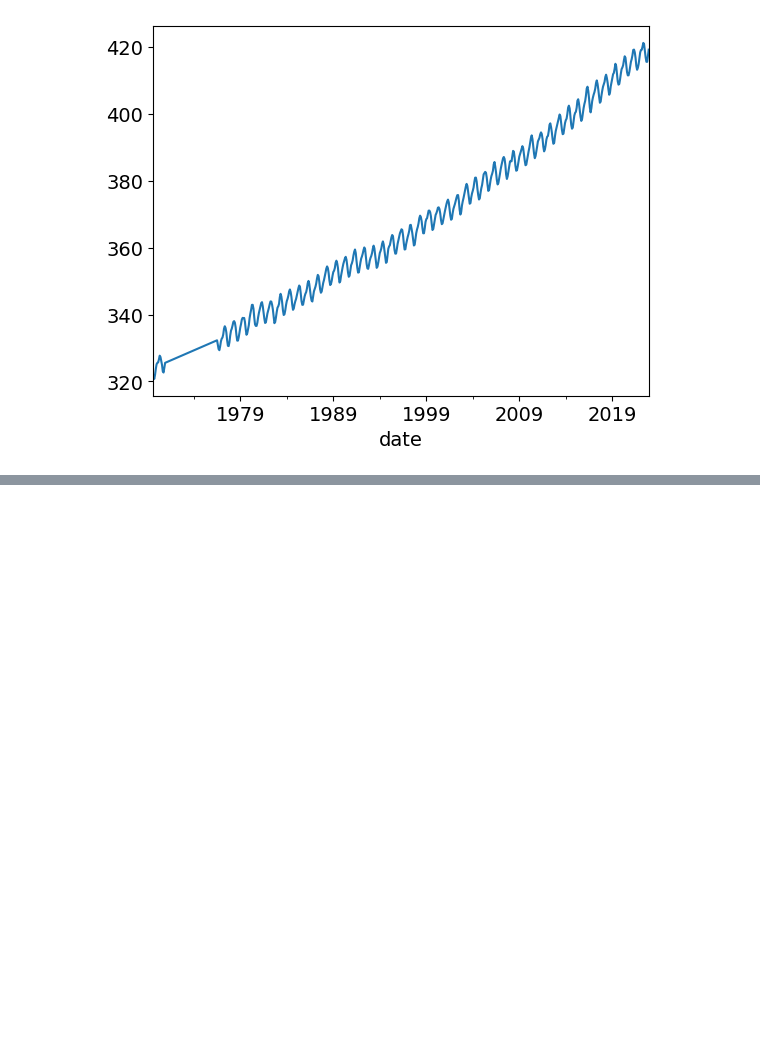
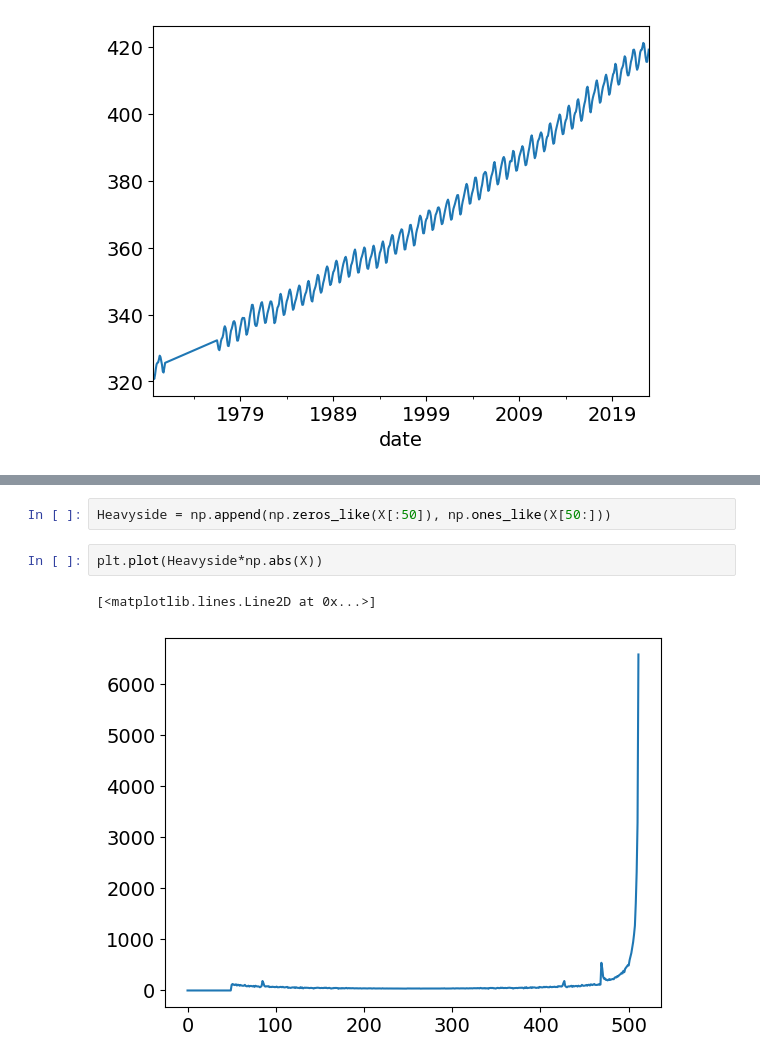
Before and after one commit to ubsuny/CompPhys, a Jupyter notebook: DataAnalysis/FFT/CP1_23_CO2notes.ipynb, the cells around one changed output, grey strips where cells are left out. Cells and saved outputs as stored; diff of their text form; blank space fills up the shorter version.

```diff
--- a/DataAnalysis/FFT/CP1_23_CO2notes.ipynb
+++ b/DataAnalysis/FFT/CP1_23_CO2notes.ipynb
@@ -92,0 +70,7 @@ plt.yscale("log")
+# %%
+Heavyside = np.append(np.zeros_like(X[:50]), np.ones_like(X[50:]))
+# %%
+plt.plot(Heavyside*np.abs(X))
+# %% [output]
+[<matplotlib.lines.Line2D at 0x...>]
+[figure, added]
```
Also changed, not shown: parts of 11 cells of this notebook.
